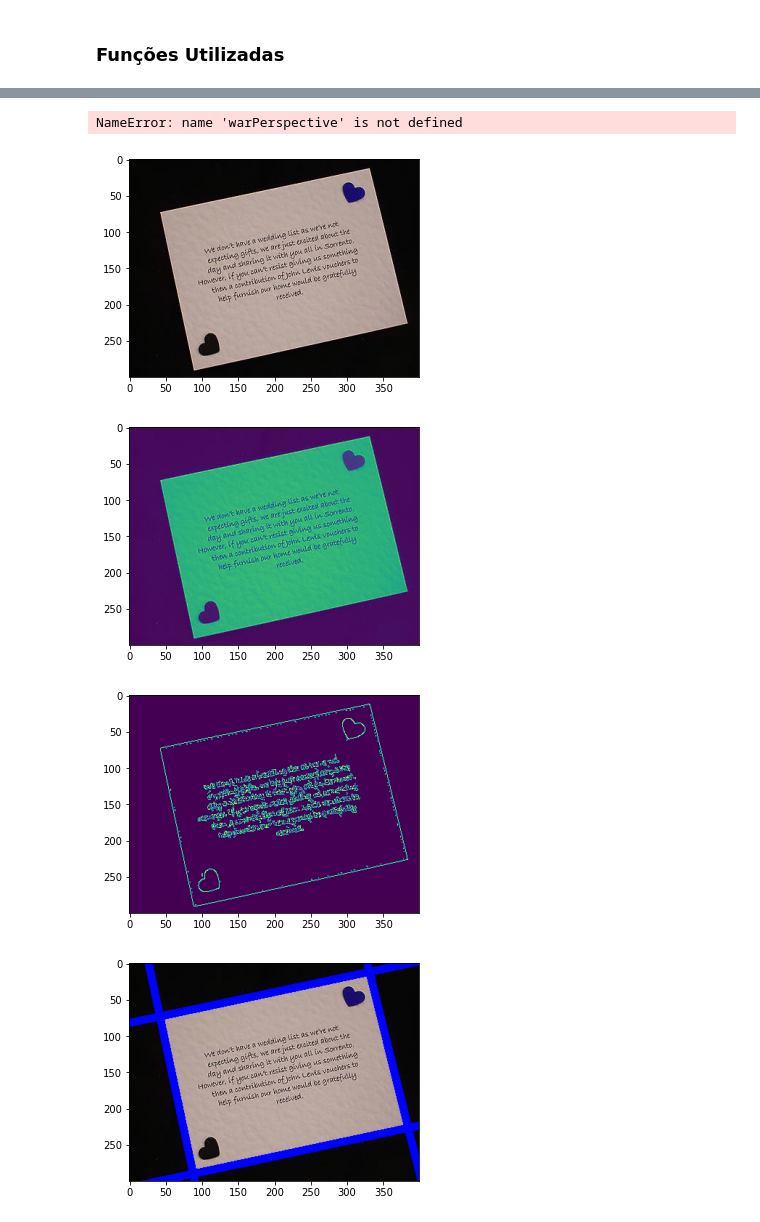
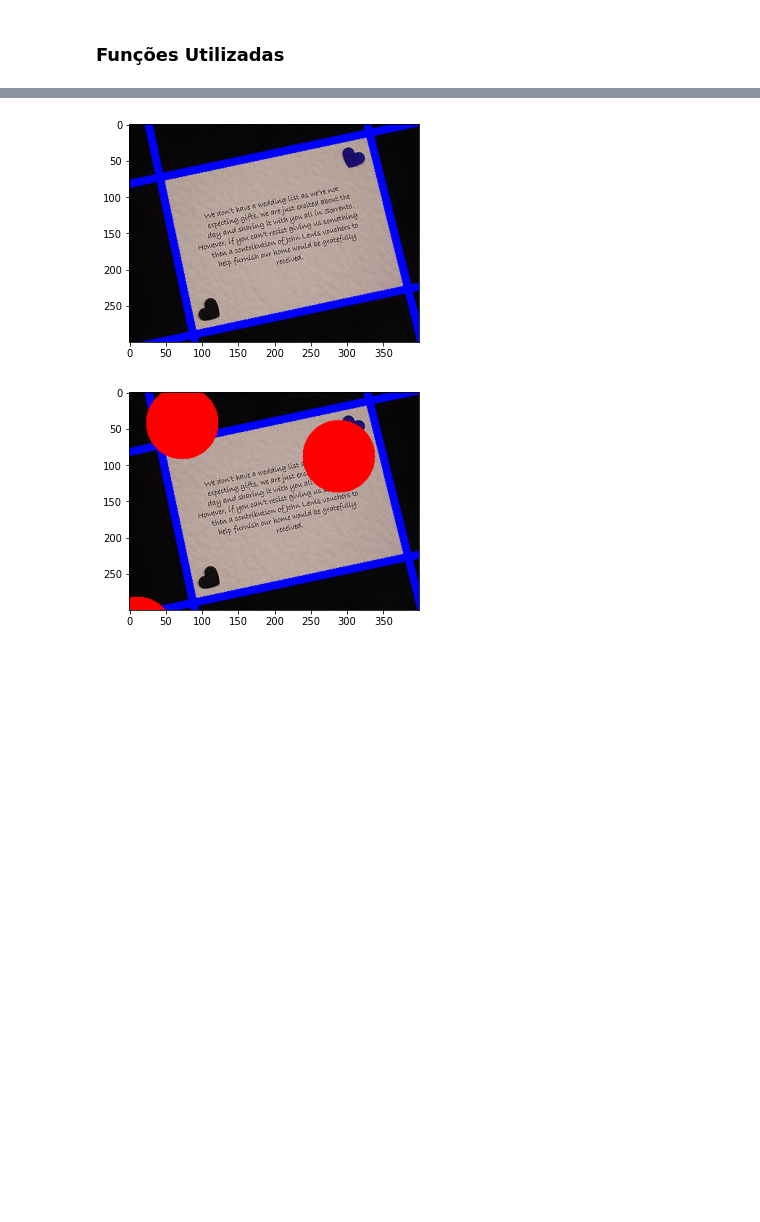
Before and after one commit to GodKelvin/PDI_Correcao_Folha, a Jupyter notebook: correcao_folha.ipynb, the cells around one changed output, grey strips where cells are left out. Drawn from its saved outputs; the diff is of its cells as text; code cells hidden in the pictures; blank space fills up the shorter version.

Commit message:
detectando pontos na imagem

```diff
--- a/correcao_folha.ipynb
+++ b/correcao_folha.ipynb
@@ -128,7 +153,7 @@ def order_points(pts):
 #Utilizando a imagem 004 da base1 para teste
 imagem_base = "base1/004.jpg"
 img = cv2.imread(imagem_base)
-show_img(img)
+#show_img(img)
 
 #Guardando altura, largura e canais de cores
 altura_img, largura_img, canal_cor_img = get_data_img(img)
@@ -136,15 +161,15 @@ largura_img = img.shape[1]
 canal_cor_img = img.shape[2]
 
 #Mostrando os respectivos dados da imagem
-show_data_img(altura_img, largura_img, canal_cor_img)
+#show_data_img(altura_img, largura_img, canal_cor_img)
 
 #Alterando a img para escala de cinza
 img_gray = cv2.cvtColor(img, cv2.COLOR_BGR2GRAY)
-show_img(img_gray)
+#show_img(img_gray)
 
 #Encontrando as bordas
 bordas_img = cv2.Canny(img_gray, 50, 150, apertureSize=3)
-show_img(bordas_img)
+#show_img(bordas_img)
 
 lines_img = transform_hough(4, bordas_img)
 print("Quantidade de linhas encontrada: %d" %(len(lines_img)))
@@ -155,12 +180,19 @@ intersecoes = get_pontos_intersec(retas)
 print("Intersecoes encontradas: ")
 print(intersecoes)
 
-pontos = order_points(intersecoes)
-pts2 = np.float32([[0,0], [400,0], [0,600], [400, 600]])
-print("Pontos ordenados: ")
-print(pontos)
-M = cv2.getPerspectiveTransform(pts2, pontos)
-print("MATRIZ: ")
-print(M)
-warp = cv2,warPerspective(img, M, (400, 300))
+#pontos = order_points(intersecoes)
+#teste(pontos, img)
+image_points = cv2.circle(img, (73, 42), radius=50, color=(255, 0, 0), thickness=-1)
+image_points = cv2.circle(img, (11, 331), radius=50, color=(255, 0, 0), thickness=-1)
+image_points = cv2.circle(img, (289, 88), radius=50, color=(255, 0, 0), thickness=-1)
+image_points = cv2.circle(img, (226, 384), radius=50, color=(255, 0, 0), thickness=-1)
+show_img(image_points)
+#pts2 = np.float32([[0,0], [100,0], [0,100], [100, 100]])
+#print("Pontos ordenados: ")
+#print(pontos)
+#M = cv2.getPerspectiveTransform(pts2, pontos)
+#print("MATRIZ: ")
+#print(M)
+#warp = cv2.warpPerspective(img, M, (400, 300))
+#show_img(warp)
 # %% [output]
@@ -186,5 +209,2 @@ MATRIZ:
-NameError: name 'warPerspective' is not defined
-[figure, old version]
+[figure, new version]
-[figure, old version]
+[figure, new version]
-[figure, removed]
-[figure, removed]
```
Also changed, not shown: parts of 2 cells of this notebook.
